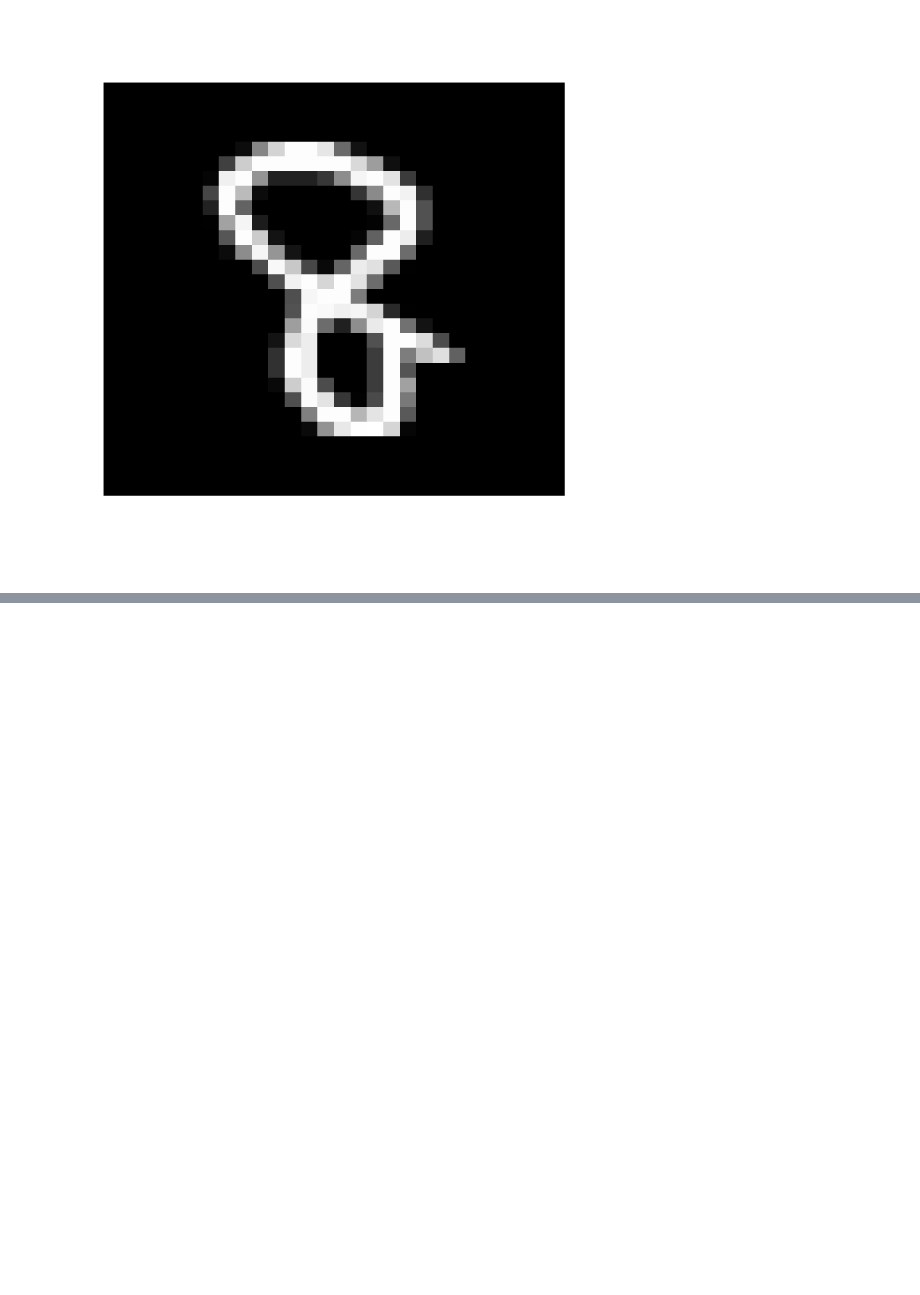
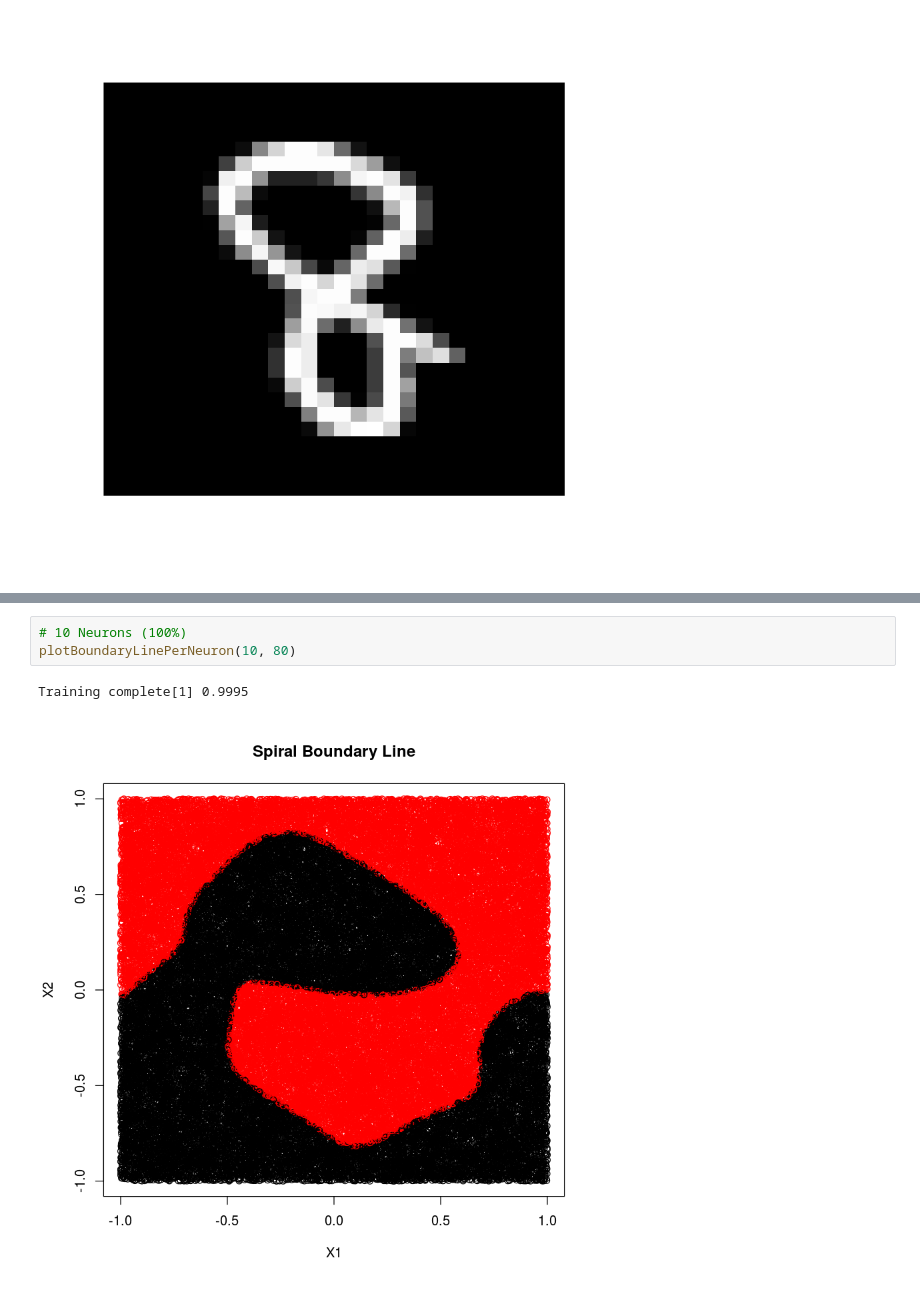
Before and after one commit to ilkarman/DemoNeuralNet, a Jupyter notebook: 03_NeuralNet.ipynb, the cells around one changed output, grey strips where cells are left out. Drawn from its saved outputs; the diff is of its cells as text; blank space fills up the shorter version.

```diff
--- a/03_NeuralNet.ipynb
+++ b/03_NeuralNet.ipynb
@@ -490,0 +530,6 @@ which.max(feedforward(test_x, biases, weights))-1
+# %%
+# 10 Neurons (100%)
+plotBoundaryLinePerNeuron(10, 80)
+# %% [output]
+Training complete[1] 0.9995
+[figure, added]
```
Also changed, not shown: parts of 19 cells of this notebook, 1 other file.
